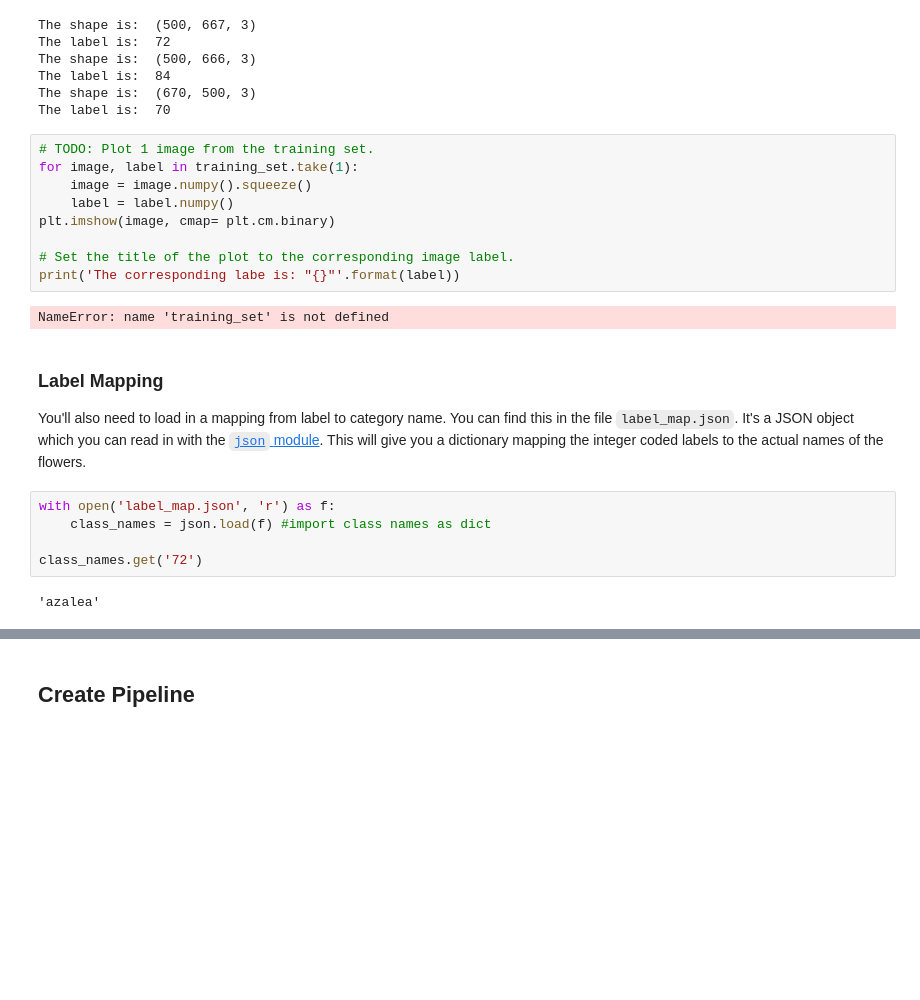
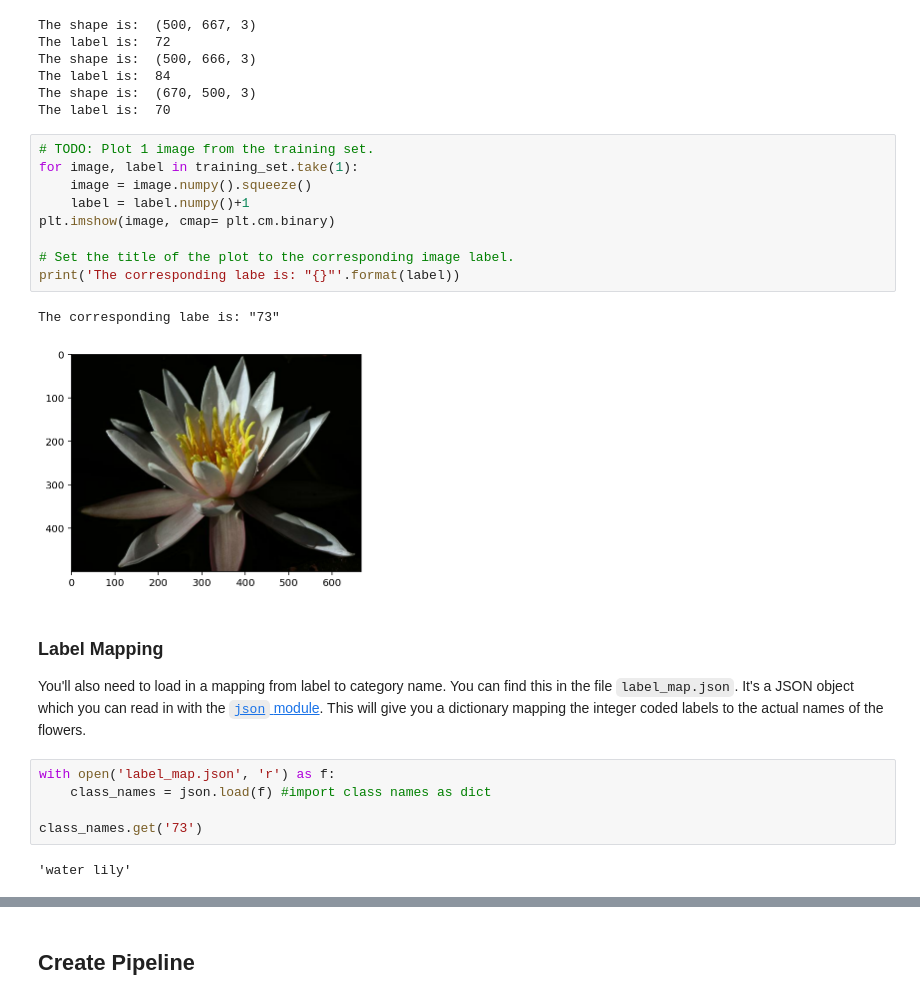
Before and after one commit to SimonGoller/Image-Classifier, a Jupyter notebook: Project_Image_Classifier_Project.ipynb, the cells around one changed output, grey strips where cells are left out. Cells and saved outputs as stored; diff of their text form; blank space fills up the shorter version.

```diff
--- a/Project_Image_Classifier_Project.ipynb
+++ b/Project_Image_Classifier_Project.ipynb
@@ -160,14 +155,15 @@ The label is:  70
 # %%
 # TODO: Plot 1 image from the training set.
 for image, label in training_set.take(1):
     image = image.numpy().squeeze()
-    label = label.numpy()
+    label = label.numpy()+1
 plt.imshow(image, cmap= plt.cm.binary)
 
 # Set the title of the plot to the corresponding image label.
 print('The corresponding labe is: "{}"'.format(label))
 # %% [output]
-NameError: name 'training_set' is not defined
+The corresponding labe is: "73"
+[figure, added]
 # %% [markdown]
 ### Label Mapping
 
@@ -176,9 +172,9 @@ You'll also need to load in a mapping from label to category name. You can find
 with open('label_map.json', 'r') as f:
     class_names = json.load(f) #import class names as dict
 
-class_names.get('72')
+class_names.get('73')
 # %% [output]
-'azalea'
+'water lily'
 # %%
 # TODO: Plot 1 image from the training set. Set the title
 # of the plot to the corresponding class name.
```
Also changed, not shown: parts of 12 cells of this notebook.
